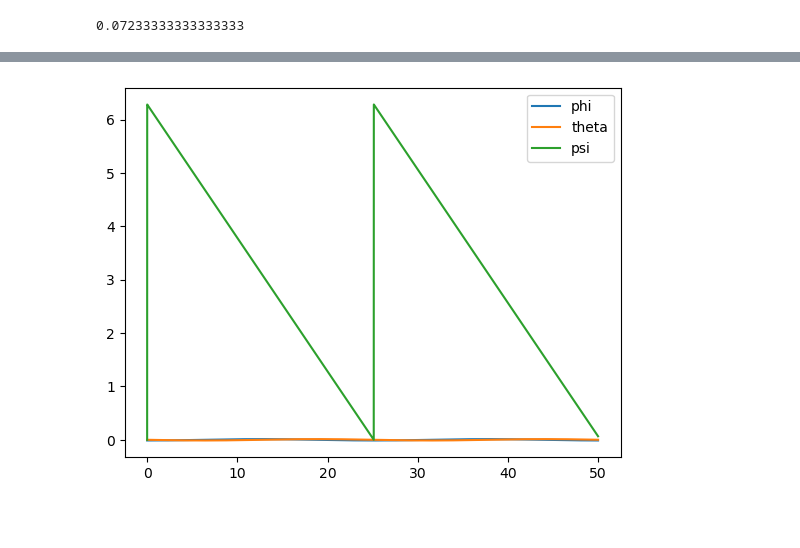
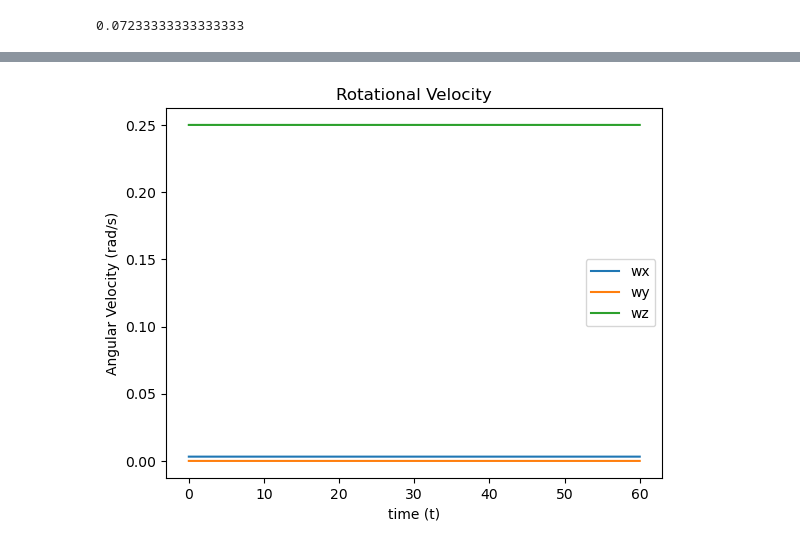
Before and after one commit to pranetp/AE352_life, a Jupyter notebook: Quad_Sim_Circle.ipynb, the cells around one changed output, grey strips where cells are left out. Saved outputs shown, nothing was run; the diff lists cells and outputs as text; code cells hidden in the pictures; blank space fills up the shorter version.

```diff
--- a/Quad_Sim_Circle.ipynb
+++ b/Quad_Sim_Circle.ipynb
@@ -140,18 +137,19 @@ fr*np.sin(-init_theta)
 # %%
-px0 = 4
-py0 = 2
+px0 = 2
+py0 = 0
 pz0 = 1
-vx0 = 0.5
-vy0 = 0
+vx0 = 0.
+vy0 = 0.5
 vz0 = 0
-phi0 = init_theta
-theta0 = 0#init_theta
-psi0 = 0#-init_theta
-omegax0 = 0 #init_omegax
+phi0 = 0
+theta0 = theta_init
+psi0 = 0
+omegax0 = 0.25*np.sin(-theta_init)
 omegay0 = 0
-omegaz0 = -0.25
+omegaz0 = 0.25*np.cos(-theta_init)
 
-t = (0, 50)
+
+t = (0, 60)
 
 init = [px0, py0, pz0, vx0, vy0, vz0,
         phi0, theta0, psi0, omegax0, omegay0, omegaz0]
@@ -159,6 +157,7 @@ init = [px0, py0, pz0, vx0, vy0, vz0,
 #controls
 taux, tauy, tauz, fz = body_forces(w1, w2, w3, w4)
 
+
 para =(taux, tauy, tauz, fz)
 sol = solve_ivp(quad_EOM, t, init, max_step = 0.01, args = para)
 sol
@@ -207,9 +237,14 @@ plt.show()
 # %%
-plt.plot(sol.t, sol.y[6], label = 'phi')
-plt.plot(sol.t, sol.y[7], label = 'theta')
-plt.plot(sol.t, sol.y[8]%(2*np.pi), label = 'psi')
+fig, pax = plt.subplots()
+pax.plot(sol.t, sol.y[9], label = 'wx')
+pax.plot(sol.t, sol.y[10], label = 'wy')
+pax.plot(sol.t, sol.y[11], label = 'wz')
 
-plt.legend()
+pax.set_title('Rotational Velocity')
+pax.set_xlabel('time (t)')
+pax.set_ylabel('Angular Velocity (rad/s)')
+pax.legend()
+fig.savefig(fname = 'circle_w', dpi = 1200)
 plt.show()
 # %% [output]
-[figure, old version]
+[figure, new version]
```
Also changed, not shown: parts of 17 cells of this notebook, 2 other files.
